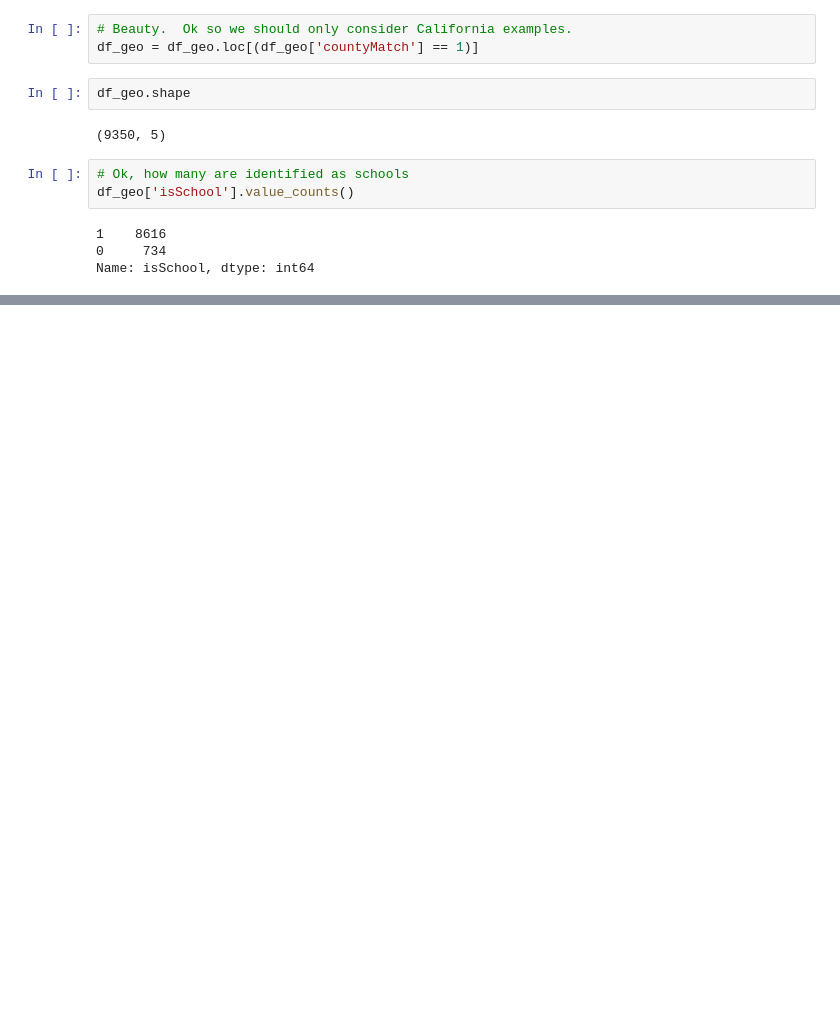
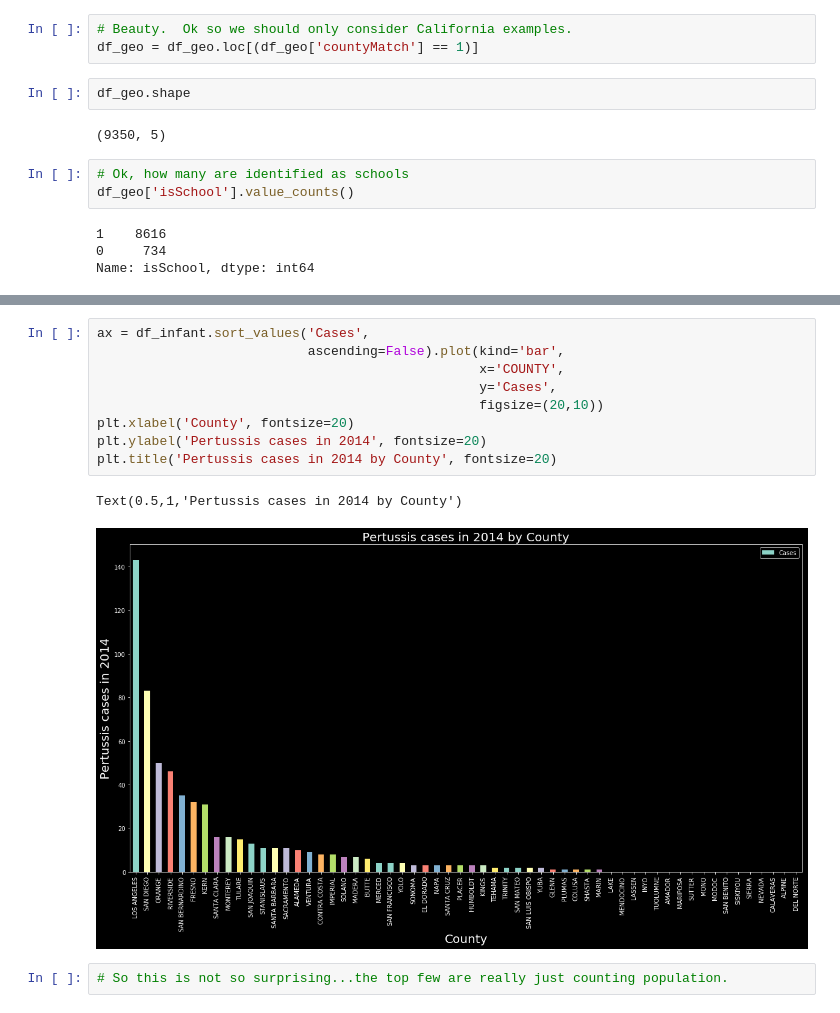
Before and after one commit to dokeeffe87/california_immunization_ds, a Jupyter notebook: eda.ipynb, the cells around one changed output, grey strips where cells are left out. Cells and saved outputs as stored; diff of their text form; blank space fills up the shorter version.

```diff
--- a/eda.ipynb
+++ b/eda.ipynb
@@ -290,0 +372,14 @@ See the caveats in the documentation: http://pandas.pydata.org/pandas-docs/stabl
+# %%
+ax = df_infant.sort_values('Cases',
+                           ascending=False).plot(kind='bar',
+                                                 x='COUNTY',
+                                                 y='Cases',
+                                                 figsize=(20,10))
+plt.xlabel('County', fontsize=20)
+plt.ylabel('Pertussis cases in 2014', fontsize=20)
+plt.title('Pertussis cases in 2014 by County', fontsize=20)
+# %% [output]
+Text(0.5,1,'Pertussis cases in 2014 by County')
+[figure, added]
+# %%
+# So this is not so surprising...the top few are really just counting population.
```
Also changed, not shown: parts of 39 cells of this notebook.
